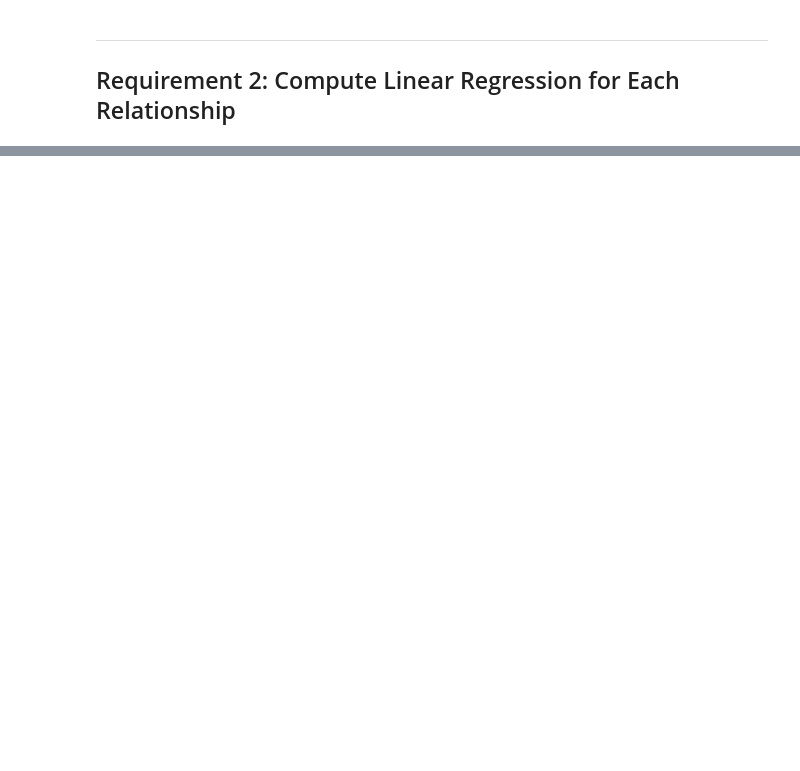
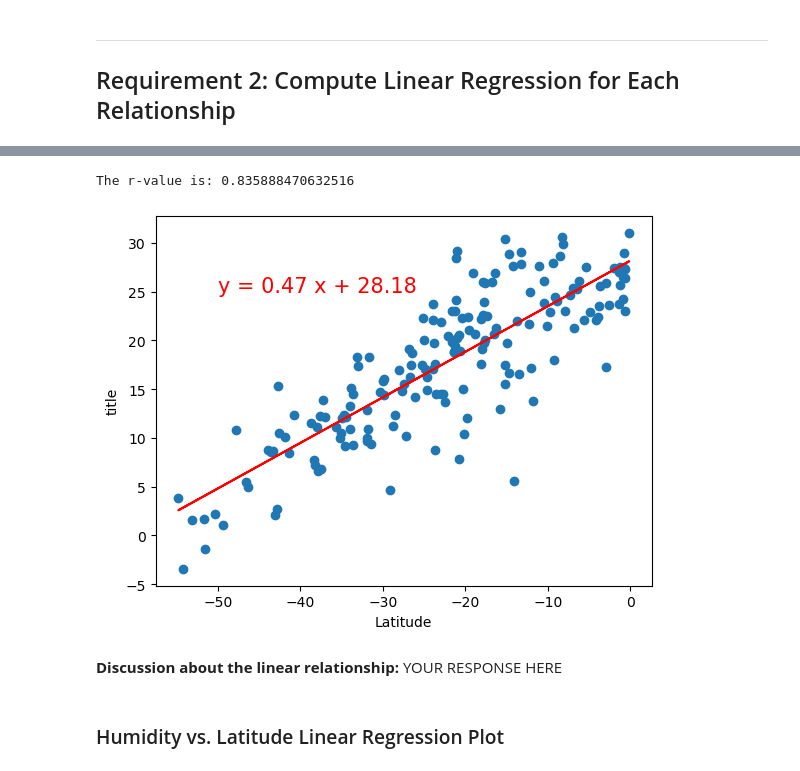
Before and after one commit to keenet1/python-api-challenge, a Jupyter notebook: WeatherPy/WeatherPy.ipynb, the cells around one changed output, grey strips where cells are left out. Cells and saved outputs as stored; diff of their text form; code cells hidden in the pictures; blank space fills up the shorter version.

```diff
--- a/WeatherPy/WeatherPy.ipynb
+++ b/WeatherPy/WeatherPy.ipynb
@@ -275,0 +305,6 @@ plt.show()
+# %%
+# Create a DataFrame with the Southern Hemisphere data (Latitude < 0)
+southern_hemi_df = city_data_df.loc[(city_data_df["Lat"] < 0)]
+
+# Display sample data
+southern_hemi_df.head()
@@ -275,0 +329,12 @@ plt.show()
+# %%
+# Linear regression on Southern Hemisphere
+x_values = southern_hemi_df ["Lat"]
+y_values = southern_hemi_df ["Max Temp"]
+plot_linear_regression(x_values,y_values, 'Max Temp', (-50,25))
+# %% [output]
+The r-value is: 0.835888470632516
+[figure, added]
+# %% [markdown]
+**Discussion about the linear relationship:** YOUR RESPONSE HERE
+# %% [markdown]
+### Humidity vs. Latitude Linear Regression Plot
```
Also changed, not shown: parts of 22 cells of this notebook, 5 other files.
